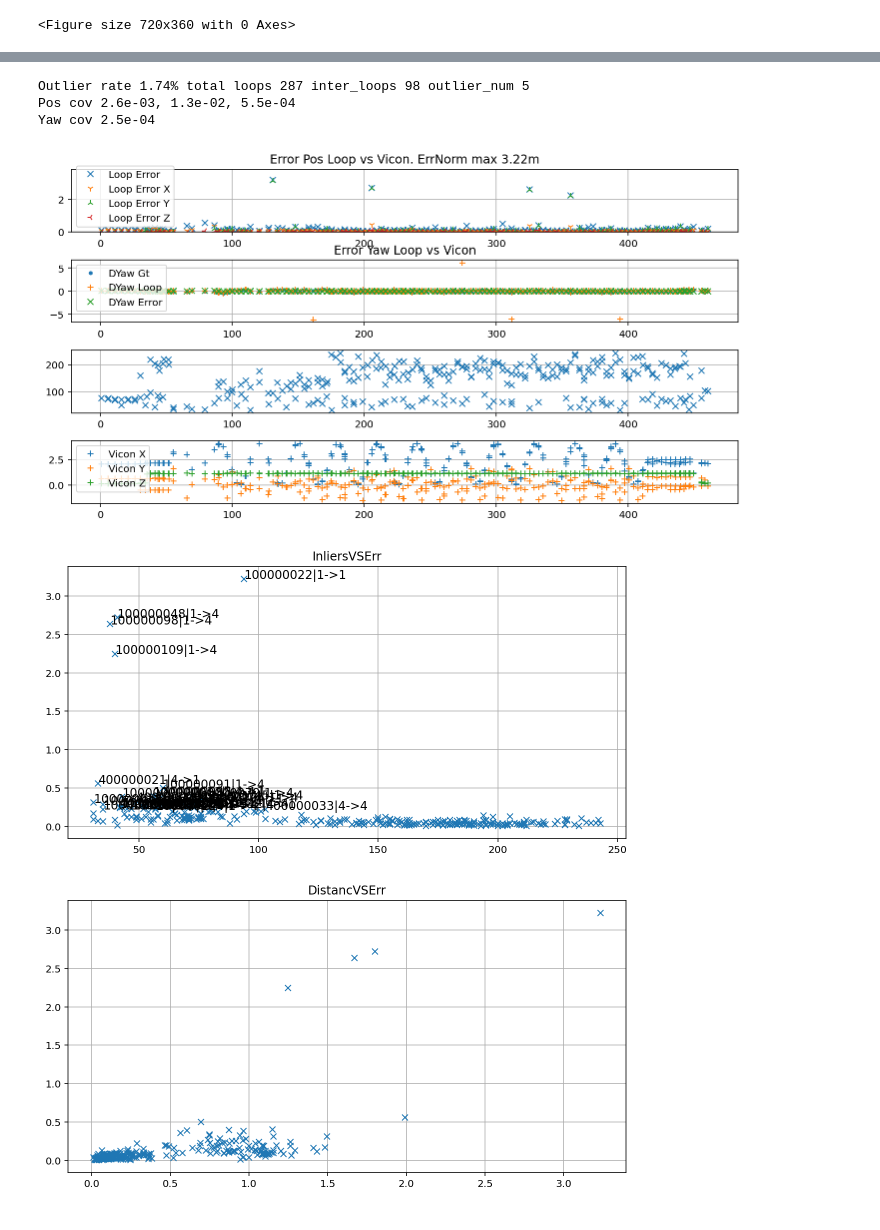
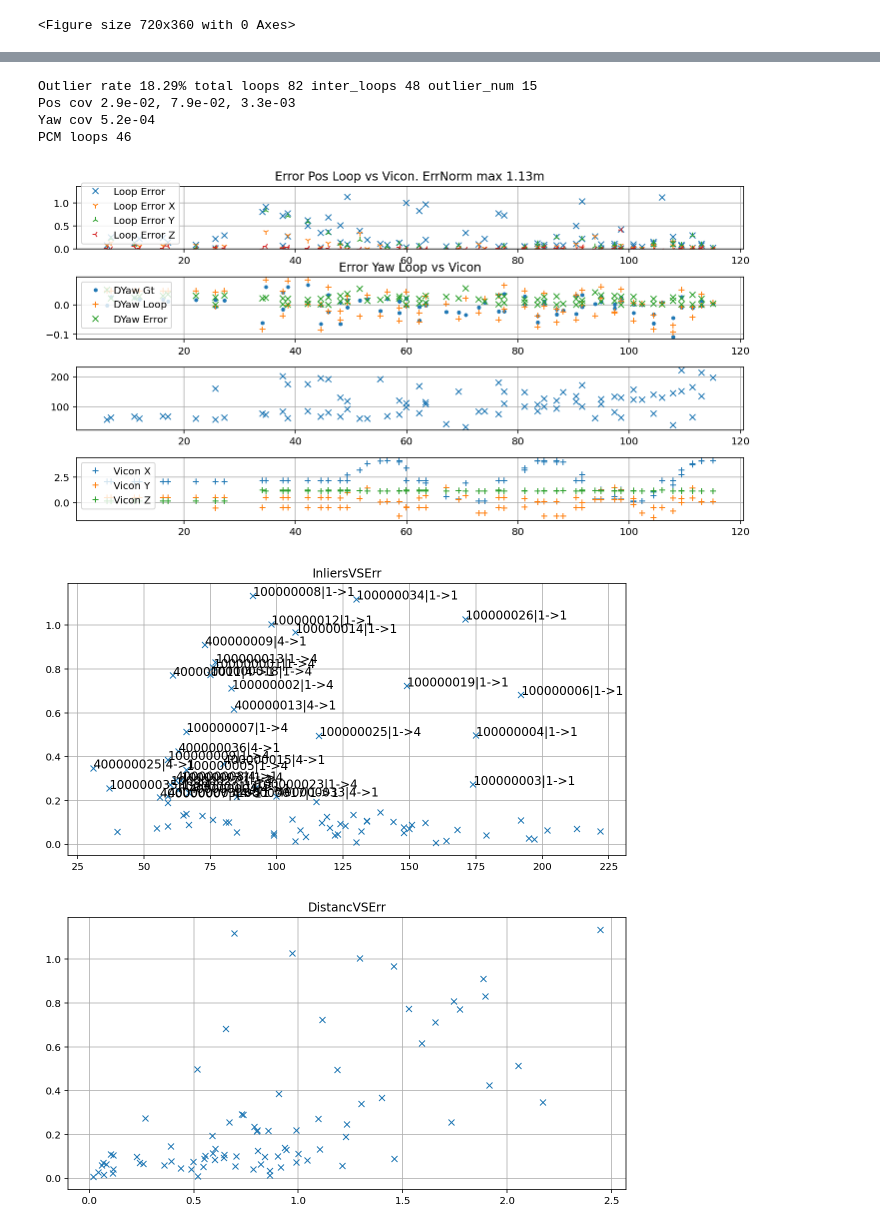
Before and after one commit to HKUST-Aerial-Robotics/Omni-swarm, a Jupyter notebook: swarm_localization/DataAnalysis/loop_accurate_analyze.ipynb, the cells around one changed output, grey strips where cells are left out. Cells and saved outputs as stored; diff of their text form; code cells hidden in the pictures.

Commit message:
PCM for intra_loops also.

```diff
--- a/swarm_localization/DataAnalysis/loop_accurate_analyze.ipynb
+++ b/swarm_localization/DataAnalysis/loop_accurate_analyze.ipynb
@@ -18,6 +18,6 @@ Failed to load Python extension for LZ4 support. LZ4 compression will not be ava
 # %%
 nodes = [1, 4]
 main_id = 1
-poses, poses_fused, poses_vo, poses_path, loops, detections, distances,t0 = bag_read(f"/home/xuhao/bags/swarm_raw_parallel2_2021-10-18_17-09/loop_only/swarm1/swarm_local_pc.bag", nodes, True)
+poses, poses_fused, poses_vo, poses_path, loops, detections, distances,t0 = bag_read(f"/home/xuhao/bags/swarm_raw_parallel2_2021-10-18_16-57/loop_only/swarm1/swarm_local_pc.bag", nodes, True)
 # %% [output]
 Read poses from topic /SwarmNode1/pose
@@ -49,11 +43,12 @@ Avg     0.339   2.017°
 # %%
 plt.close("all")
 loops_error = plot_loops_error(poses, loops, outlier_thres=1.0)
-#pcm_errors = debugging_pcm("/home/xuhao/bags/swarm_raw_parallel2_2021-10-18_16-57/loop_only/swarm1/", loops_error, 0.6)
+pcm_errors = debugging_pcm("/home/xuhao/bags/swarm_raw_parallel2_2021-10-18_16-57/loop_only/swarm1/", loops_error, 2.204)
 # %% [output]
-Outlier rate 1.74% total loops 287 inter_loops 98 outlier_num 5
-Pos cov 2.6e-03, 1.3e-02, 5.5e-04
-Yaw cov 2.5e-04
+Outlier rate 18.29% total loops 82 inter_loops 48 outlier_num 15
+Pos cov 2.9e-02, 7.9e-02, 3.3e-03
+Yaw cov 5.2e-04
+PCM loops 46
-[figure, old version]
+[figure, new version]
-[figure, old version]
+[figure, new version]
-[figure, old version]
+[figure, new version]
```
Also changed, not shown: parts of 8 cells of this notebook, 7 other files.
